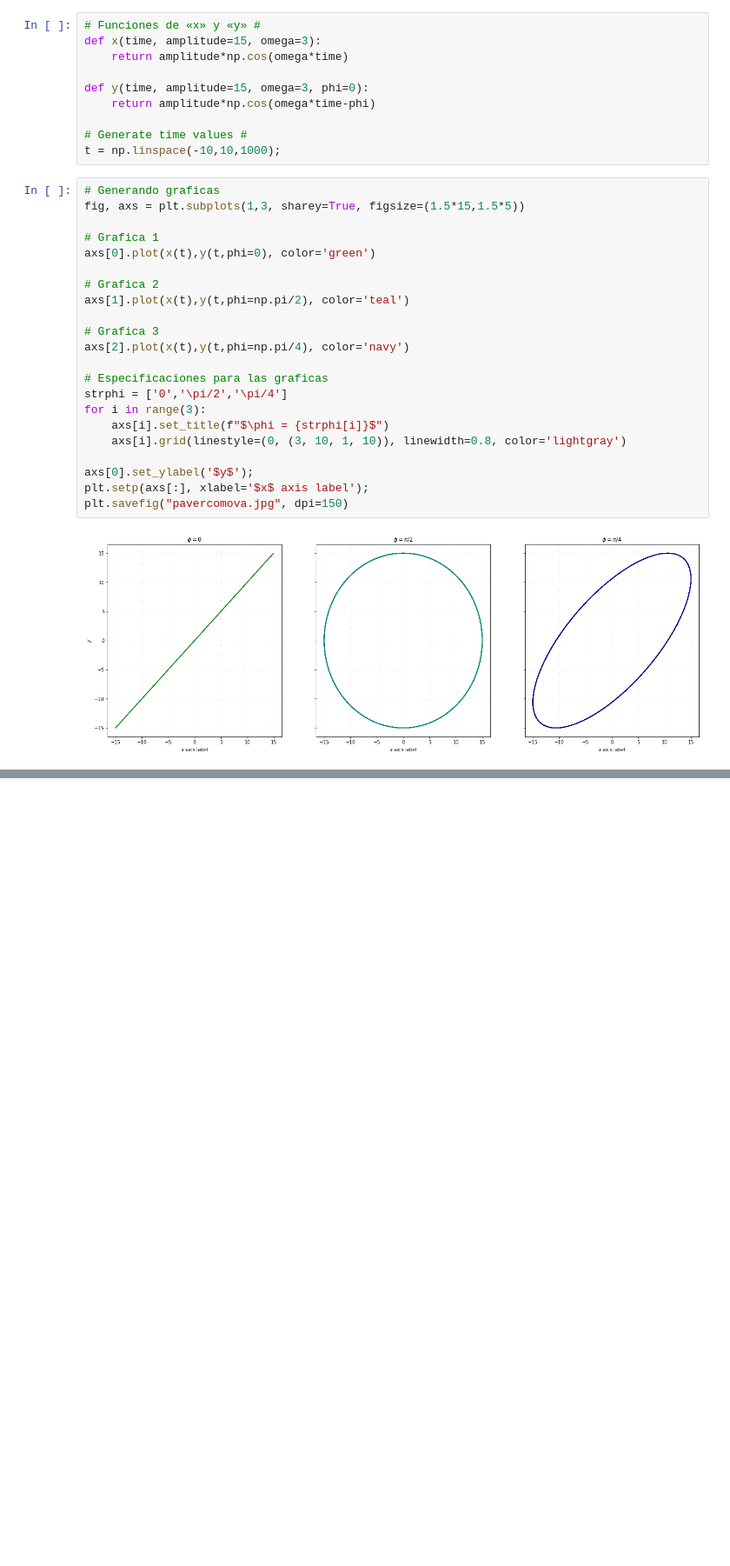
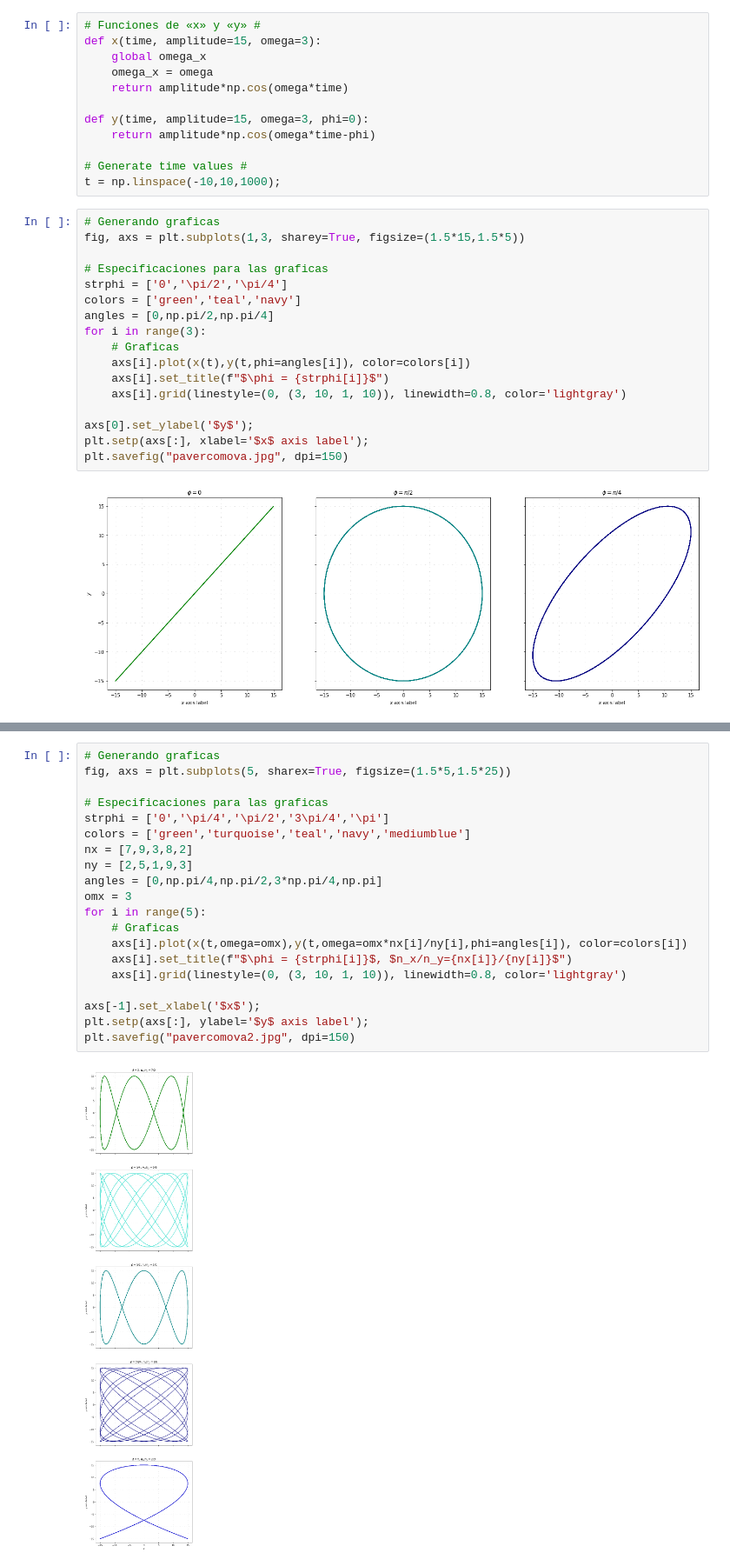
Before and after one commit to AmadoCab/Marianita, a Jupyter notebook: funcs.ipynb, the cells around one changed output, grey strips where cells are left out. Shown: that part at 87% size. Drawn from its saved outputs; the diff is of its cells as text; blank space fills up the shorter version.

```diff
--- a/funcs.ipynb
+++ b/funcs.ipynb
@@ -21,6 +21,8 @@ y explique el comportamiento en cada caso.
 # %%
 # Funciones de «x» y «y» #
 def x(time, amplitude=15, omega=3):
+    global omega_x
+    omega_x = omega
     return amplitude*np.cos(omega*time)
 
 def y(time, amplitude=15, omega=3, phi=0):
@@ -32,18 +34,13 @@ t = np.linspace(-10,10,1000);
 # Generando graficas
 fig, axs = plt.subplots(1,3, sharey=True, figsize=(1.5*15,1.5*5))
 
-# Grafica 1
-axs[0].plot(x(t),y(t,phi=0), color='green')
-
-# Grafica 2
-axs[1].plot(x(t),y(t,phi=np.pi/2), color='teal')
-
-# Grafica 3
-axs[2].plot(x(t),y(t,phi=np.pi/4), color='navy')
-
 # Especificaciones para las graficas
 strphi = ['0','\pi/2','\pi/4']
+colors = ['green','teal','navy']
+angles = [0,np.pi/2,np.pi/4]
 for i in range(3):
+    # Graficas
+    axs[i].plot(x(t),y(t,phi=angles[i]), color=colors[i])
     axs[i].set_title(f"$\phi = {strphi[i]}$")
     axs[i].grid(linestyle=(0, (3, 10, 1, 10)), linewidth=0.8, color='lightgray')
 
@@ -54,0 +63,22 @@ plt.savefig("pavercomova.jpg", dpi=150)
+# %%
+# Generando graficas
+fig, axs = plt.subplots(5, sharex=True, figsize=(1.5*5,1.5*25))
+
+# Especificaciones para las graficas
+strphi = ['0','\pi/4','\pi/2','3\pi/4','\pi']
+colors = ['green','turquoise','teal','navy','mediumblue']
+nx = [7,9,3,8,2]
+ny = [2,5,1,9,3]
+angles = [0,np.pi/4,np.pi/2,3*np.pi/4,np.pi]
+omx = 3
+for i in range(5):
+    # Graficas
+    axs[i].plot(x(t,omega=omx),y(t,omega=omx*nx[i]/ny[i],phi=angles[i]), color=colors[i])
+    axs[i].set_title(f"$\phi = {strphi[i]}$, $n_x/n_y={nx[i]}/{ny[i]}$")
+    axs[i].grid(linestyle=(0, (3, 10, 1, 10)), linewidth=0.8, color='lightgray')
+
+axs[-1].set_xlabel('$x$');
+plt.setp(axs[:], ylabel='$y$ axis label');
+plt.savefig("pavercomova2.jpg", dpi=150)
+# %% [output]
+[figure, added]
```
Also changed, not shown: parts of 1 cell of this notebook, 1 other file.
